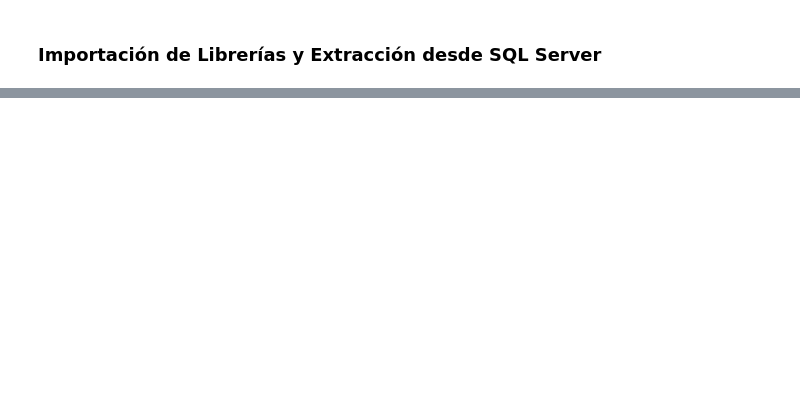
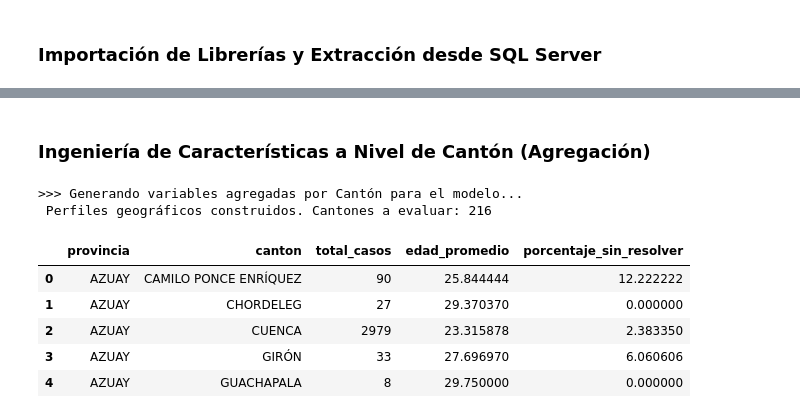
Before and after one commit to Hector-cc12/proyecto-personas-desaparecidas, a Jupyter notebook: notebooks/02_clustering/01_kmeans.ipynb, the cells around one changed output, grey strips where cells are left out. Cells and saved outputs as stored; diff of their text form; code cells hidden in the pictures; blank space fills up the shorter version.

```diff
--- a/notebooks/02_clustering/01_kmeans.ipynb
+++ b/notebooks/02_clustering/01_kmeans.ipynb
@@ -58,0 +46,30 @@ ModuleNotFoundError: No module named 'matplotlib'
+# %% [markdown]
+### Ingeniería de Características a Nivel de Cantón (Agregación)
+# %%
+# ============================================================================
+# BLOQUE 2 REFORMULADO: AGREGACIÓN POR CANTÓN CON ESTADOS REALES
+# ============================================================================
+print(">>> Generando variables agregadas por Cantón para el modelo...")
+
+# Calcular métricas clave por cantón usando los estados reales detectados
+df_canton = df_raw.groupby(['provincia', 'canton']).agg(
+    total_casos=('estado_desaparecido', 'count'),
+    edad_promedio=('edad', 'mean'),
+    # Porcentaje de casos que siguen "EN INVESTIGACIÓN"
+    porcentaje_sin_resolver=('estado_desaparecido', lambda x: (x == 'EN INVESTIGACIÓN').sum() / len(x) * 100)
+).reset_index()
+
+# Filtrar cantones con muy pocos registros para evitar ruido estadístico (Outliers)
+df_canton = df_canton[df_canton['total_casos'] >= 5].reset_index(drop=True)
+
+print(f" Perfiles geográficos construidos. Cantones a evaluar: {df_canton.shape[0]}")
+df_canton.head()
+# %% [output]
+>>> Generando variables agregadas por Cantón para el modelo...
+ Perfiles geográficos construidos. Cantones a evaluar: 216
+|  | provincia | canton | total_casos | edad_promedio | porcentaje_sin_resolver |
+| 0 | AZUAY | CAMILO PONCE ENRÍQUEZ | 90 | 25.844444 | 12.222222 |
+| 1 | AZUAY | CHORDELEG | 27 | 29.370370 | 0.000000 |
+| 2 | AZUAY | CUENCA | 2979 | 23.315878 | 2.383350 |
+| 3 | AZUAY | GIRÓN | 33 | 27.696970 | 6.060606 |
+| 4 | AZUAY | GUACHAPALA | 8 | 29.750000 | 0.000000 |
```
Also changed, not shown: parts of 9 cells of this notebook, 2 other files.
